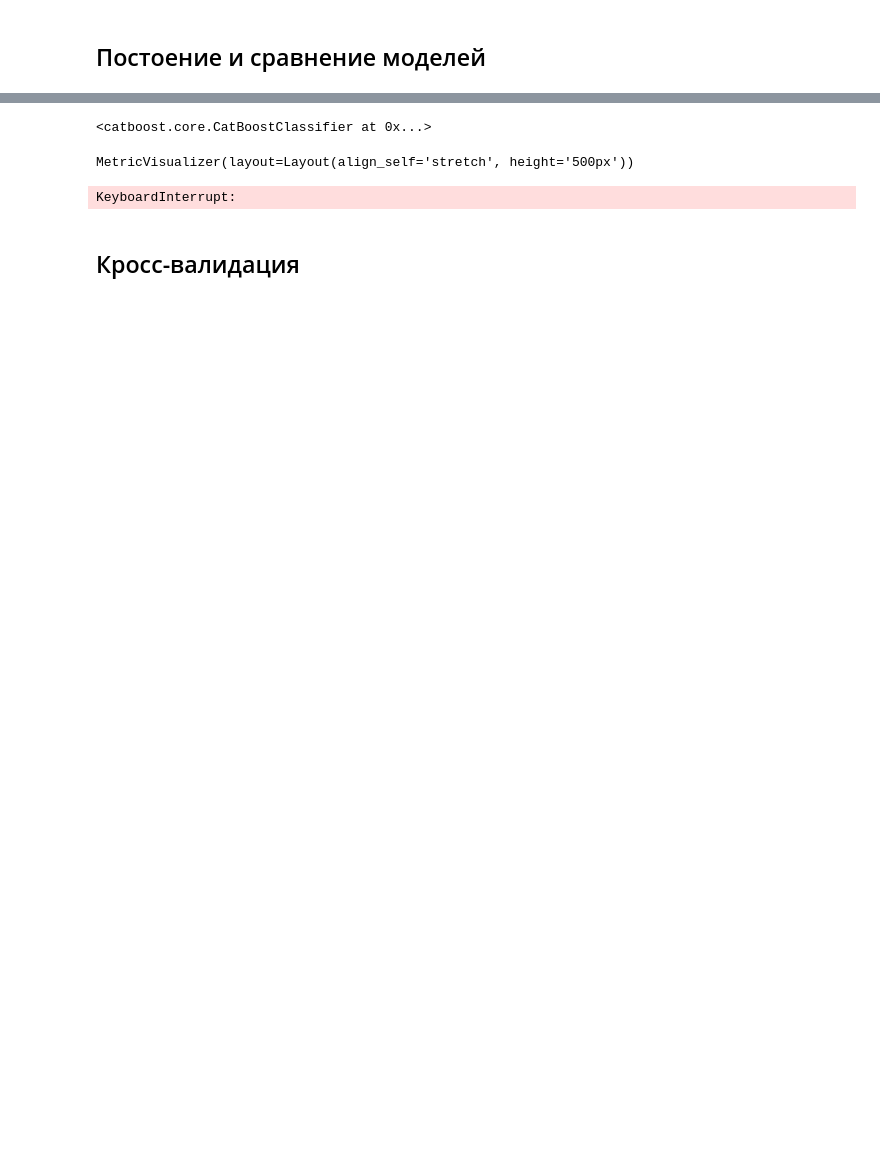
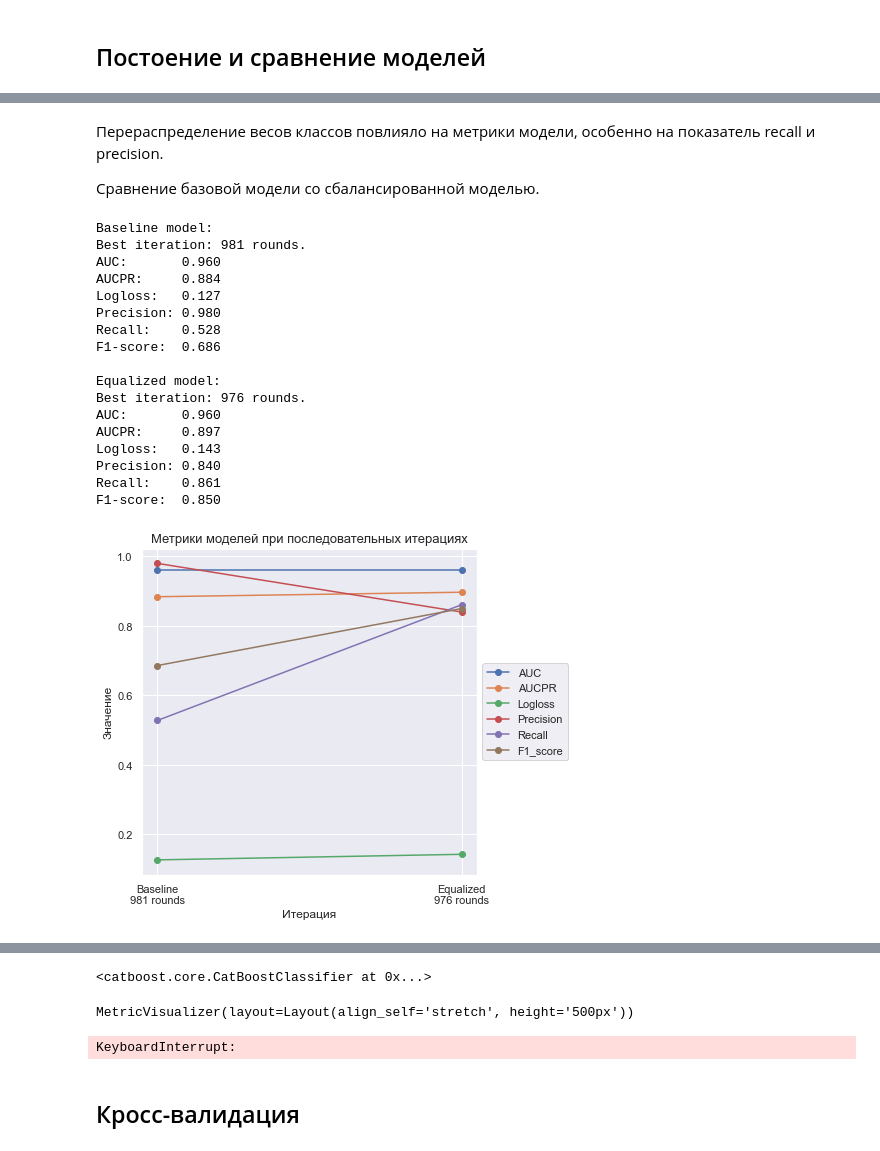
Before and after one commit to loverberg/portfolio, a Jupyter notebook: Big_Data_MTC/CatBoostClassifier.ipynb, the cells around one changed output, grey strips where cells are left out. Cells and saved outputs as stored; diff of their text form; code cells hidden in the pictures; blank space fills up the shorter version.

```diff
--- a/Big_Data_MTC/CatBoostClassifier.ipynb
+++ b/Big_Data_MTC/CatBoostClassifier.ipynb
@@ -96,0 +245,31 @@ X_train, X_validation, y_train, y_validation = train_test_split(X, y, train_size
+# %% [markdown]
+Перераспределение весов классов повлияло на метрики модели, особенно на показатель recall и precision.
+
+Сравнение базовой модели со сбалансированной моделью.
+# %%
+print('Baseline model:')
+metrics(clf_baseline, clf_baseline_dict)
+
+print('\nEqualized model:')
+metrics(clf_equalize, clf_equalize_dict)
+
+plot_consec_metric_delta('Baseline', clf_baseline_dict, 'Equalized', clf_equalize_dict)
+# %% [output]
+Baseline model:
+Best iteration: 981 rounds.
+AUC:       0.960
+AUCPR:     0.884
+Logloss:   0.127
+Precision: 0.980
+Recall:    0.528
+F1-score:  0.686
+
+Equalized model:
+Best iteration: 976 rounds.
+AUC:       0.960
+AUCPR:     0.897
+Logloss:   0.143
+Precision: 0.840
+Recall:    0.861
+F1-score:  0.850
+[figure, added]
```
Also changed, not shown: parts of 30 cells of this notebook, 42 other files.
